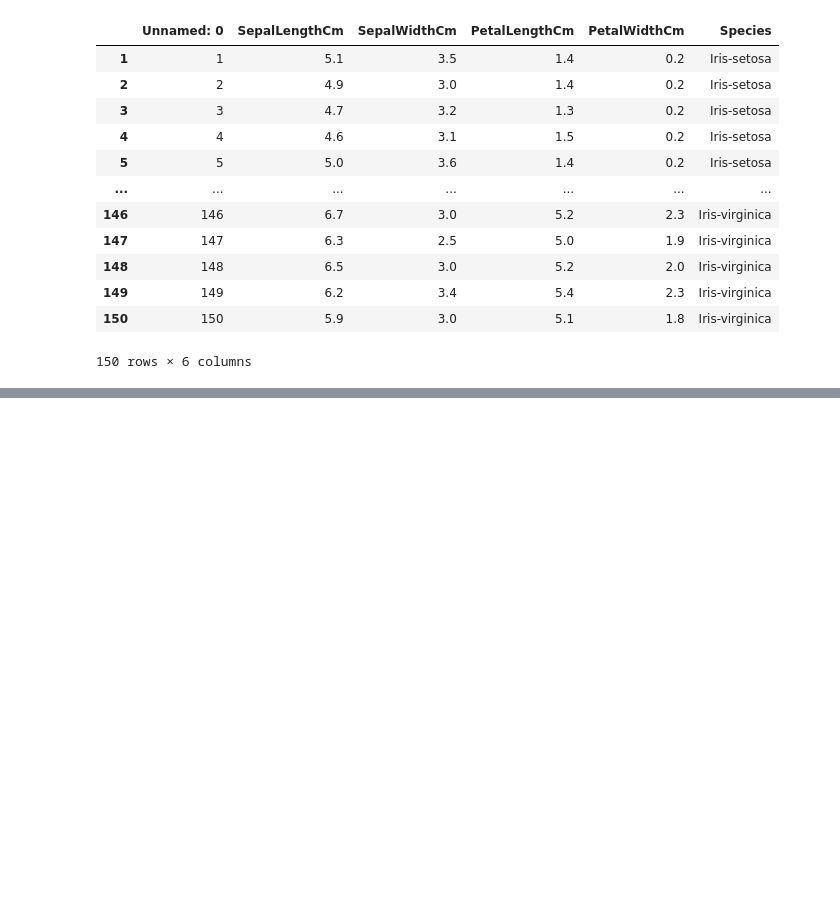
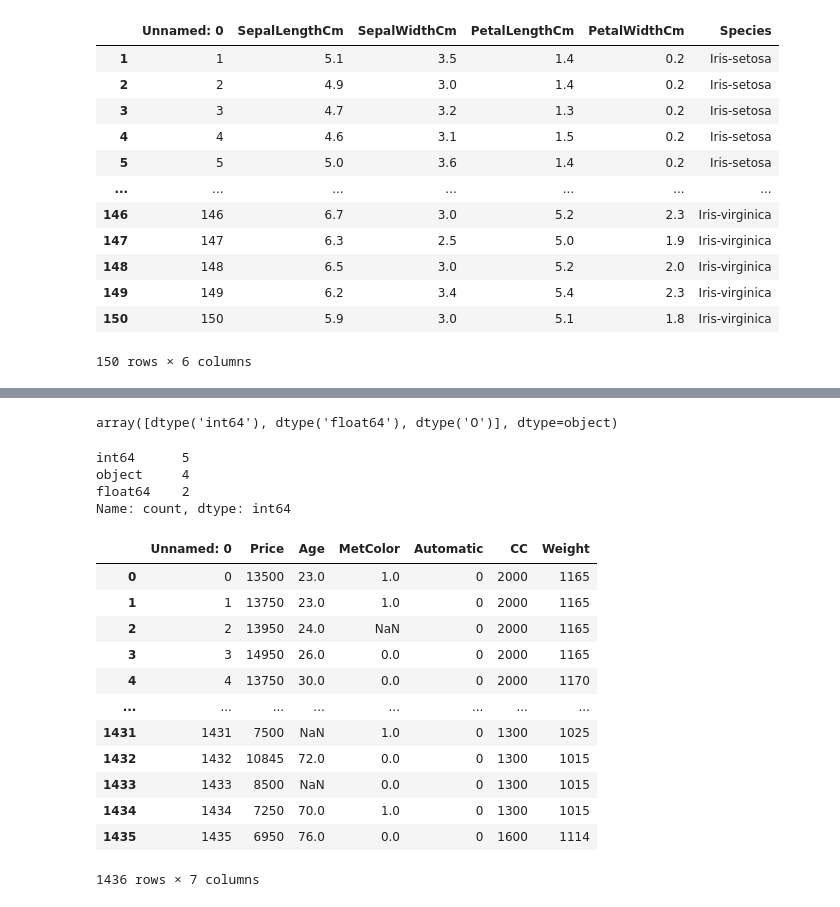
Before and after one commit to Foster-Asare/ds_loading_data, a Jupyter notebook: loading_dataset.ipynb, the cells around one changed output, grey strips where cells are left out. Saved outputs shown, nothing was run; the diff lists cells and outputs as text; code cells hidden in the pictures; blank space fills up the shorter version.

```diff
--- a/loading_dataset.ipynb
+++ b/loading_dataset.ipynb
@@ -105,0 +282,30 @@ df_iris
+# %%
+## Check for unique values in each column
+toyota_df.dtypes.unique()
+# %% [output]
+array([dtype('int64'), dtype('float64'), dtype('O')], dtype=object)
+# %%
+toyota_df.dtypes.value_counts()
+# %% [output]
+int64      5
+object     4
+float64    2
+Name: count, dtype: int64
+# %%
+## Select data based on the type
+
+toyota_df.select_dtypes(exclude=[object])
+# %% [output]
+|  | Unnamed: 0 | Price | Age | MetColor | Automatic | CC | Weight |
+| 0 | 0 | 13500 | 23.0 | 1.0 | 0 | 2000 | 1165 |
+| 1 | 1 | 13750 | 23.0 | 1.0 | 0 | 2000 | 1165 |
+| 2 | 2 | 13950 | 24.0 | NaN | 0 | 2000 | 1165 |
+| 3 | 3 | 14950 | 26.0 | 0.0 | 0 | 2000 | 1165 |
+| 4 | 4 | 13750 | 30.0 | 0.0 | 0 | 2000 | 1170 |
+| ... | ... | ... | ... | ... | ... | ... | ... |
+| 1431 | 1431 | 7500 | NaN | 1.0 | 0 | 1300 | 1025 |
+| 1432 | 1432 | 10845 | 72.0 | 0.0 | 0 | 1300 | 1015 |
+| 1433 | 1433 | 8500 | NaN | 0.0 | 0 | 1300 | 1015 |
+| 1434 | 1434 | 7250 | 70.0 | 1.0 | 0 | 1300 | 1015 |
+| 1435 | 1435 | 6950 | 76.0 | 0.0 | 0 | 1600 | 1114 |
+1436 rows × 7 columns
```
Also changed, not shown: parts of 29 cells of this notebook.
